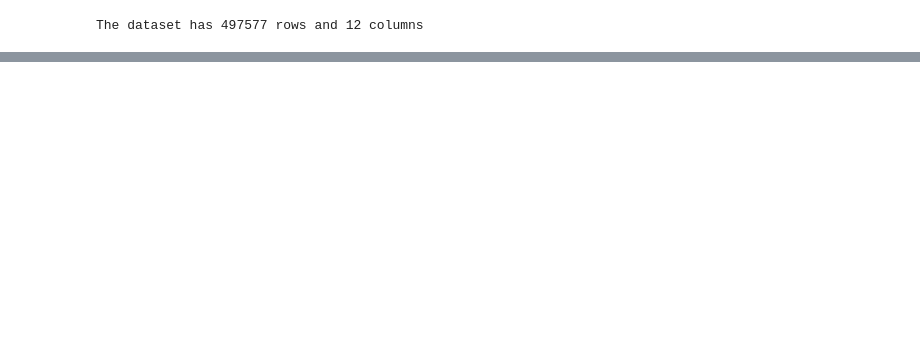
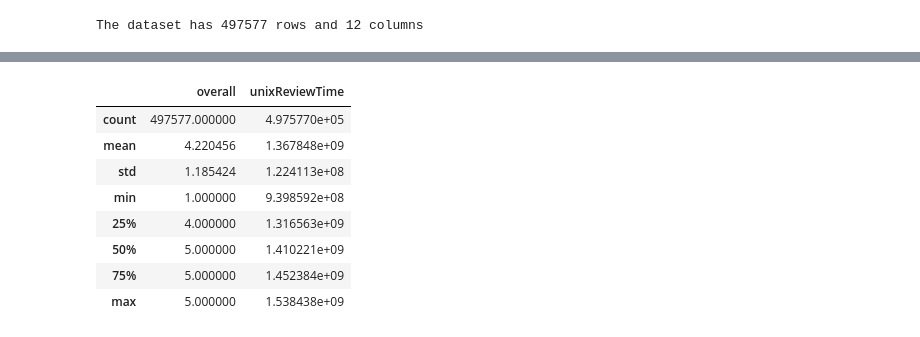
Before and after one commit to d4nielmeyer/Sentiment-Analysis-for-Marketing, a Jupyter notebook: Notebooks/01_CreateTheDataset.ipynb, the cells around one changed output, grey strips where cells are left out. Drawn from its saved outputs; the diff is of its cells as text; code cells hidden in the pictures; blank space fills up the shorter version.

```diff
--- a/Notebooks/01_CreateTheDataset.ipynb
+++ b/Notebooks/01_CreateTheDataset.ipynb
@@ -55,0 +83,13 @@ reviews_df.head()
+# %%
+# generating statistics related to numeric columns
+reviews_df.describe()
+# %% [output]
+|  | overall | unixReviewTime |
+| count | 497577.000000 | 4.975770e+05 |
+| mean | 4.220456 | 1.367848e+09 |
+| std | 1.185424 | 1.224113e+08 |
+| min | 1.000000 | 9.398592e+08 |
+| 25% | 4.000000 | 1.316563e+09 |
+| 50% | 5.000000 | 1.410221e+09 |
+| 75% | 5.000000 | 1.452384e+09 |
+| max | 5.000000 | 1.538438e+09 |
```
Also changed, not shown: parts of 23 cells of this notebook, 2 other files.
